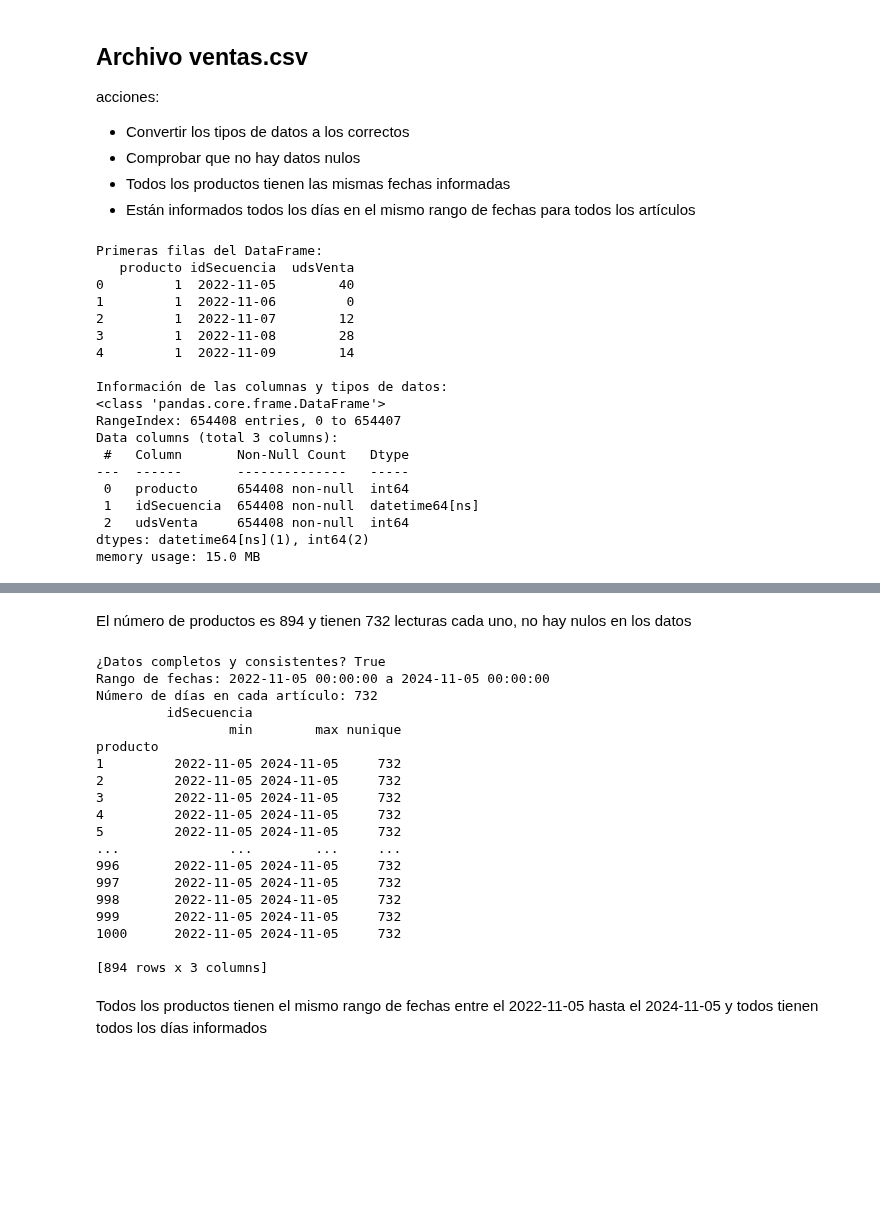
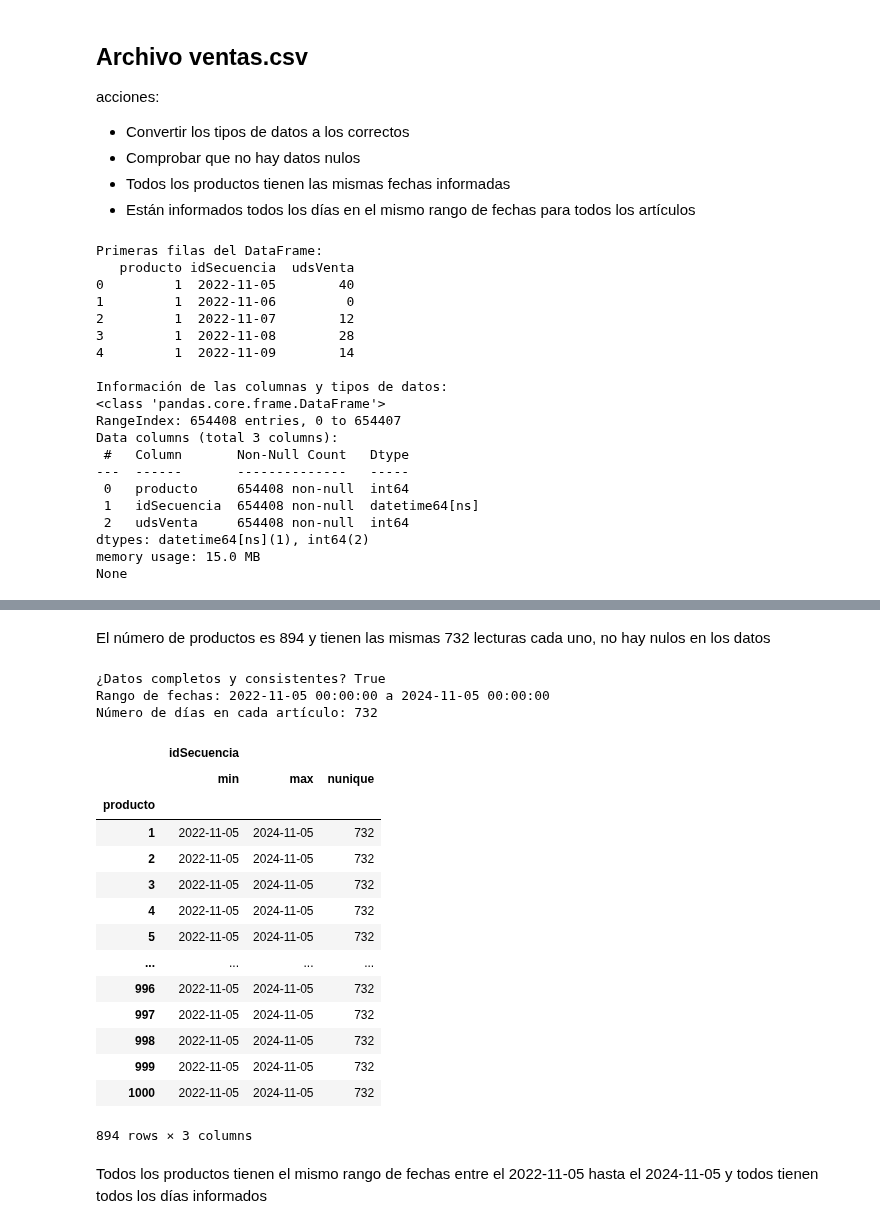
Before and after one commit to jmorala/TFMDS, a Jupyter notebook: cuadernos/01_Creacion_datos.ipynb, the cells around one changed output, grey strips where cells are left out. Cells and saved outputs as stored; diff of their text form; code cells hidden in the pictures; blank space fills up the shorter version.

```diff
--- a/cuadernos/01_Creacion_datos.ipynb
+++ b/cuadernos/01_Creacion_datos.ipynb
@@ -96,7 +87,7 @@ print("Primeras filas del DataFrame:")
 print(dfventas.head())
 
 print("\nInformación de las columnas y tipos de datos:")
-dfventas.info()
+print(dfventas.info())
 # %% [output]
 Primeras filas del DataFrame:
    producto idSecuencia  udsVenta
@@ -117,6 +108,7 @@ Data columns (total 3 columns):
  2   udsVenta     654408 non-null  int64
 dtypes: datetime64[ns](1), int64(2)
 memory usage: 15.0 MB
+None
 # %%
 prod_vc = dfventas['producto'].value_counts()
 print(prod_vc)
@@ -138,47 +131,46 @@ Name: count, Length: 894, dtype: int64
 lecturas diferentes: 1
 # %% [markdown]
-El número de productos es 894 y tienen 732 lecturas cada uno, no hay nulos en los datos
+El número de productos es 894 y tienen las mismas 732 lecturas cada uno, no hay nulos en los datos
 # %%
 # Comprobar que todos los artículos tienen información de todos los días y coinciden en el rango de fechas
 
 fecha_min = dfventas['idSecuencia'].min()
 fecha_max = dfventas['idSecuencia'].max()
 dias_esperados = (fecha_max - fecha_min).days + 1
 
 resumen = dfventas.groupby('producto').agg({
     'idSecuencia': ['min', 'max', 'nunique']
 })
 
 validacion_ok = (
     (resumen[('idSecuencia', 'min')] == fecha_min).all() and
     (resumen[('idSecuencia', 'max')] == fecha_max).all() and
     (resumen[('idSecuencia', 'nunique')] == dias_esperados).all()
 )
 
 print(f"¿Datos completos y consistentes? {validacion_ok}")
 print(f"Rango de fechas: {fecha_min} a {fecha_max}")
 print(f"Número de días en cada artículo: {dias_esperados}")
-print(resumen)
+display(resumen)
 # %% [output]
 ¿Datos completos y consistentes? True
 Rango de fechas: 2022-11-05 00:00:00 a 2024-11-05 00:00:00
 Número de días en cada artículo: 732
-         idSecuencia
-                 min        max nunique
-producto
-1         2022-11-05 2024-11-05     732
-2         2022-11-05 2024-11-05     732
-3         2022-11-05 2024-11-05     732
-4         2022-11-05 2024-11-05     732
-5         2022-11-05 2024-11-05     732
-...              ...        ...     ...
-996       2022-11-05 2024-11-05     732
-997       2022-11-05 2024-11-05     732
-998       2022-11-05 2024-11-05     732
-999       2022-11-05 2024-11-05     732
-1000      2022-11-05 2024-11-05     732
-
-[894 rows x 3 columns]
+|  | idSecuencia |  |  |
+|  | min | max | nunique |
+| producto |  |  |  |
+| 1 | 2022-11-05 | 2024-11-05 | 732 |
+| 2 | 2022-11-05 | 2024-11-05 | 732 |
+| 3 | 2022-11-05 | 2024-11-05 | 732 |
+| 4 | 2022-11-05 | 2024-11-05 | 732 |
+| 5 | 2022-11-05 | 2024-11-05 | 732 |
+| ... | ... | ... | ... |
+| 996 | 2022-11-05 | 2024-11-05 | 732 |
+| 997 | 2022-11-05 | 2024-11-05 | 732 |
+| 998 | 2022-11-05 | 2024-11-05 | 732 |
+| 999 | 2022-11-05 | 2024-11-05 | 732 |
+| 1000 | 2022-11-05 | 2024-11-05 | 732 |
+894 rows × 3 columns
 # %% [markdown]
 Todos los productos tienen el mismo rango de fechas entre el 2022-11-05 hasta el 2024-11-05 y todos tienen todos los días informados
 # %% [markdown]
```
Also changed, not shown: parts of 14 cells of this notebook, 6 other files.
